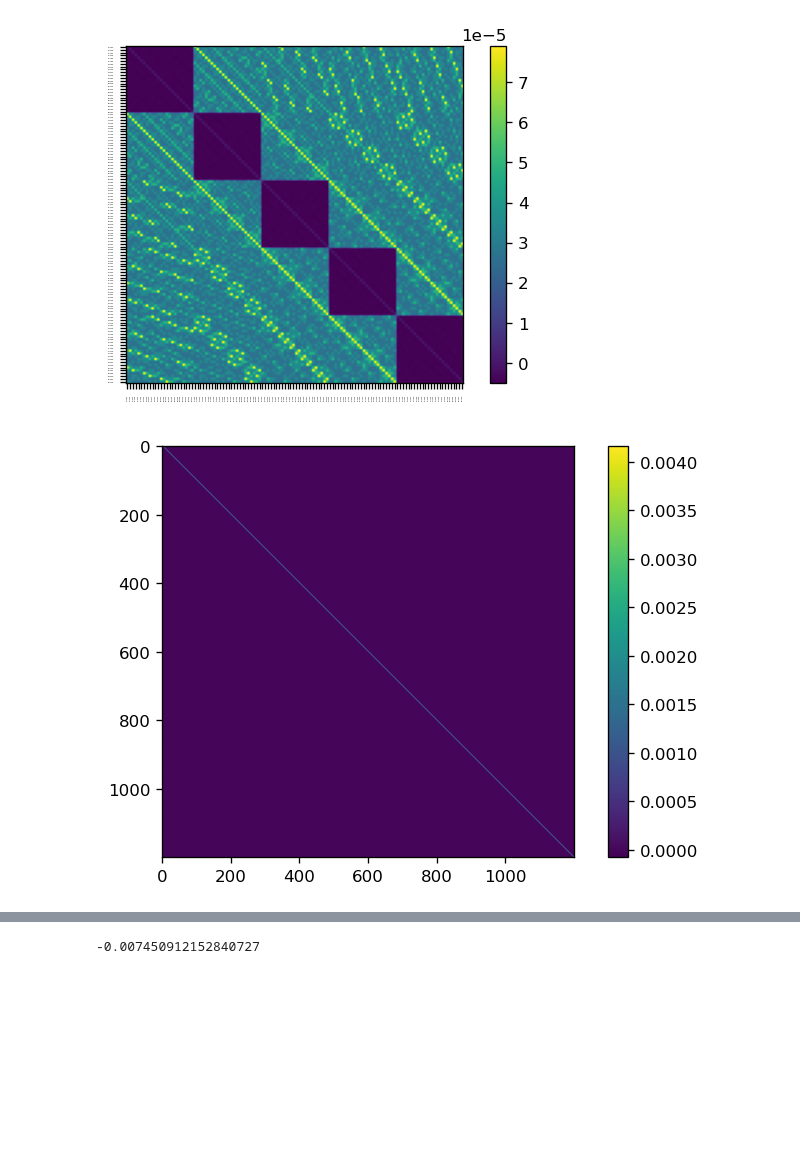
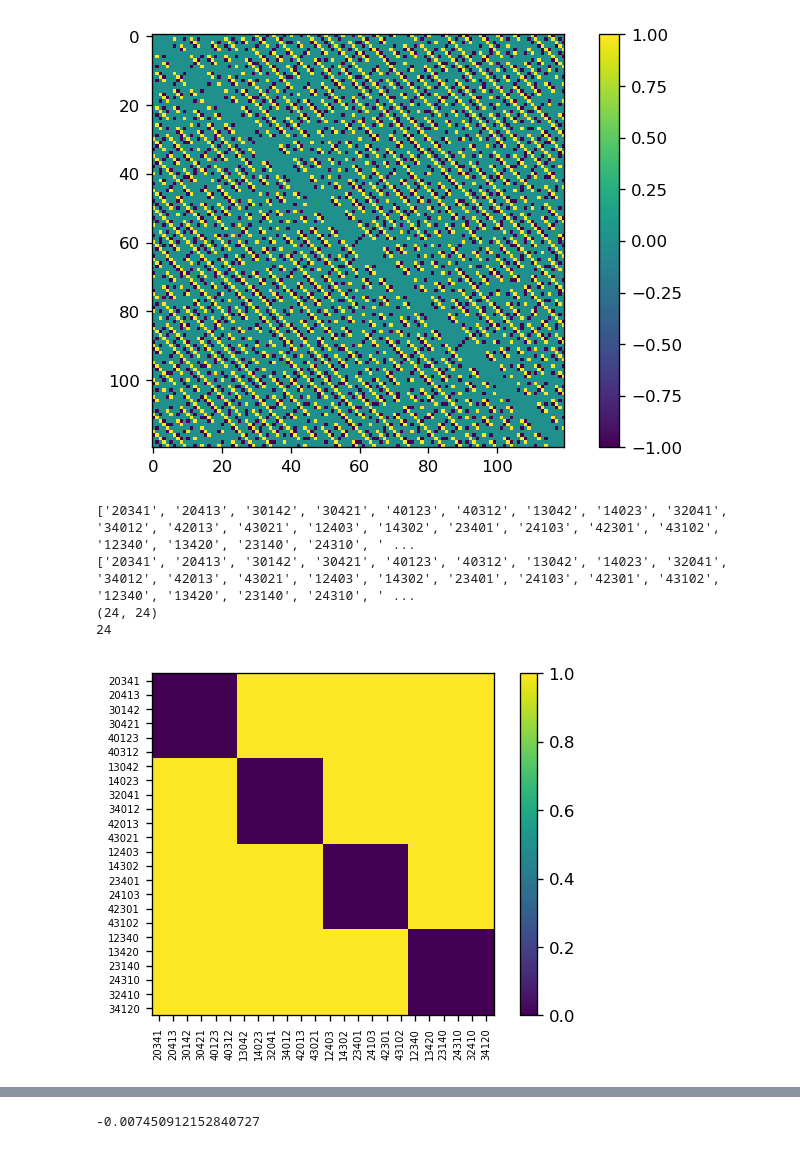
Before and after one commit to blake-holman/ED_Adversaries, a Jupyter notebook: Relative.ipynb, the cells around one changed output, grey strips where cells are left out. Saved outputs shown, nothing was run; the diff lists cells and outputs as text; code cells hidden in the pictures; blank space fills up the shorter version.

Commit message:
search with garbage

```diff
--- a/Relative.ipynb
+++ b/Relative.ipynb
@@ -352,33 +418,45 @@ def index_or(n):
 # %%
-n =5
-k = 2
-
+n = 5
+k = 1
+# print(get_n_cycles(n))
+# cycles = get_cycles(n, n)
+# print(cycles)
+# mat = lv_search_mat(n, shift=k)
+# visualize(mat, (cycles, cycles), to_string=True)
 # perms, mat = index_or(n)
 # perms = list(itertools.permutations)
-# perms = [perm for perm in perms.instances if perm.index(0)!=0]
+# # perms = [perm for perm in perms.instances if perm.index(0)!=0]
 
+# # prob = equality(n)
 
-perms = list(itertools.permutations(range(n)))
-# # perms = perms[:3] + perms[-2:]
+perms = get_cycles(n,n)
+# perms = get_cycles(n,n)
+# # # perms = perms[:3] + perms[-2:]
 keys, perm_types = search_perm_sorter(perms)
-# # print(len(perms), len(keys))
+inv_keys = {v:key for key, v in keys.items()}
+sorted_perms = [inv_keys[i] for i in range(len(keys))]
+print(keys)
+# # # print(len(perms), len(keys))
 oracles = get_oracles(perms, permutation_oracle)
-# # print(len(oracles))
-oracle_diffs_list = get_oracle_diffs(oracles, keys=keys, prod=True, mat=True)
-print(keys)
-# # print('blah', len(oracle_diffs_list), len(oracle_diffs_list[0]), oracle_diffs_list[0][0].shape)
-# # print(oracle_diffs_list)
+print(oracles)
+# # # print(len(oracles))
+oracle_diffs_list = get_oracle_diffs(oracles, prod=True, mat=True, keys=keys)
+# # print(keys)
+# # # print('blah', len(oracle_diffs_list), len(oracle_diffs_list[0]), oracle_diffs_list[0][0].shape)
+# # # print(oracle_diffs_list)
 oracle_diffs = np.block(oracle_diffs_list)
+# perms_sorted = [keys.index[i] for i in range(len(keys))]
+visualize(oracle_diffs)
 
-# visualize(oracle_diffs)
 mat = search_mask(perms, assignment=keys)
-print('boop')
-start = time()
-Lambda, mu, W = relative_hadamard_norm_max(mat, oracle_diffs, len(perms), solver="MOSEK")
-visualize(Lambda, (perms, perms), to_string=True)
+visualize(mat, (sorted_perms, sorted_perms), to_string=True)
+# print('boop')
+# start = time()
+Lambda, mu, W = relative_hadamard_norm_max(mat, oracle_diffs, len(perms))
+visualize(Lambda, (sorted_perms, sorted_perms), to_string=True)
 visualize(W)
-# visualize(W[] * oracle_diffs)
-print(mu)
-print("time",  time()-start)
-print(set(np.round(W.flatten(), 7)))
+# # visualize(W[] * oracle_diffs)
+# print(mu)
+# print("time",  time()-start)
+# print(set(np.round(W.flatten(), 7)))
 # %% [output]
@@ -402,2 +480,6 @@ shapes
-[figure, old version]
+[figure, new version]
+['20341', '20413', '30142', '30421', '40123', '40312', '13042', '14023', '32041', '34012', '42013', '43021', '12403', '14302', '23401', '24103', '42301', '43102', '12340', '13420', '23140', '24310', ' ...
+['20341', '20413', '30142', '30421', '40123', '40312', '13042', '14023', '32041', '34012', '42013', '43021', '12403', '14302', '23401', '24103', '42301', '43102', '12340', '13420', '23140', '24310', ' ...
+(24, 24)
+24
-[figure, old version]
+[figure, new version]
```
Also changed, not shown: parts of 10 cells of this notebook, 3 other files.
